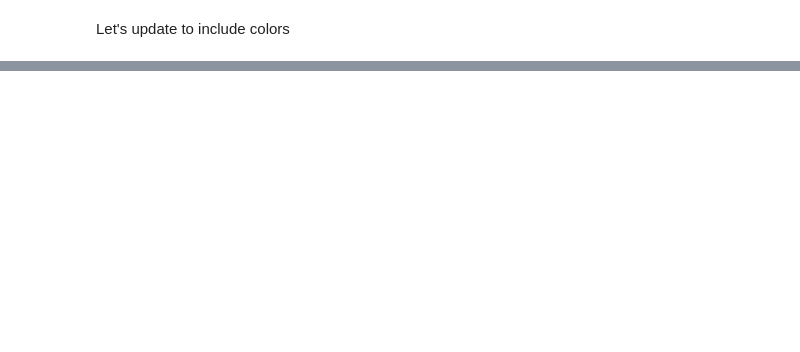
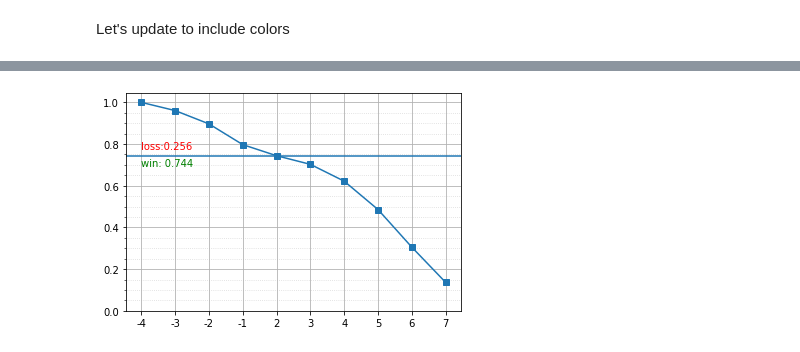
Before and after one commit to ZacButko/Probability-Playground, a Jupyter notebook: Warfish Dice/Warfish Dice-2 Full Stack "Fight to the Death".ipynb, the cells around one changed output, grey strips where cells are left out. Saved outputs shown, nothing was run; the diff lists cells and outputs as text; code cells hidden in the pictures; blank space fills up the shorter version.

```diff
--- a/Warfish Dice/Warfish Dice-2 Full Stack "Fight to the Death".ipynb
+++ b/Warfish Dice/Warfish Dice-2 Full Stack "Fight to the Death".ipynb
@@ -498,0 +529,4 @@ def fancy_plot(labels, values):
+# %%
+plot_single_at_least(attack_stats_m(7,4))
+# %% [output]
+[figure, added]
```
Also changed, not shown: parts of 29 cells of this notebook, 5 other files.
